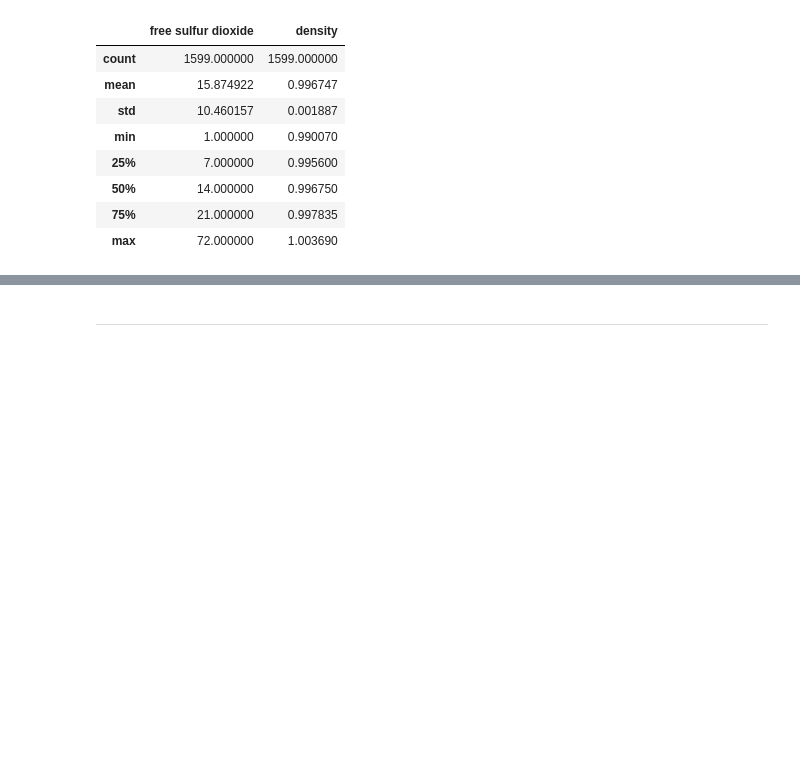
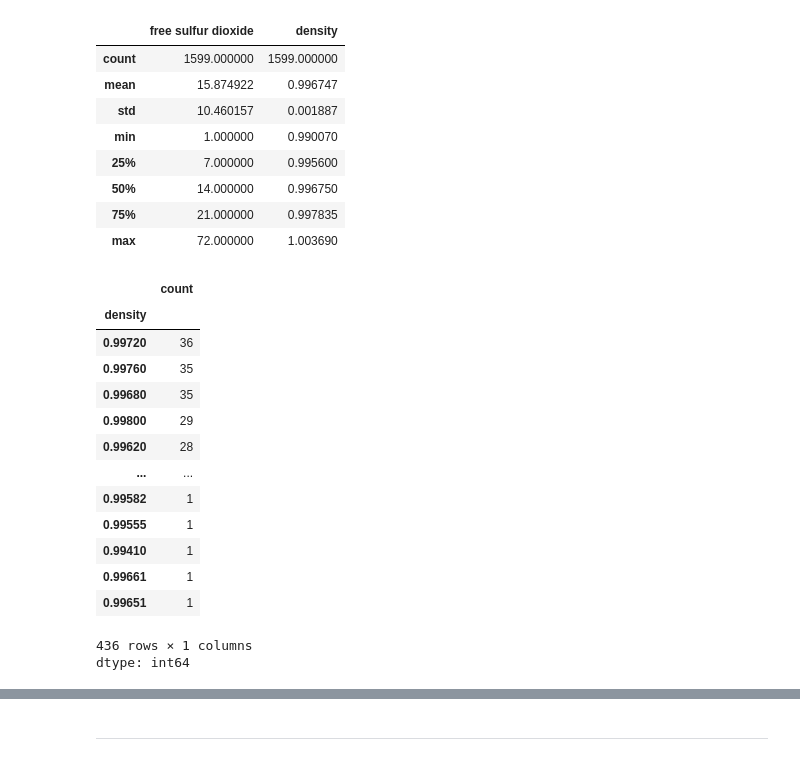
Before and after one commit to laurasculmav-maker/SISTEMAS-AVANZADOS-DE-PRODUCCION-CON-PYTHON-LUNES-Y-JUEVES-, a Jupyter notebook: Culma_Laura_Riscanevo_Yeraldin_ipynb.ipynb, the cells around one changed output, grey strips where cells are left out. Cells and saved outputs as stored; diff of their text form; code cells hidden in the pictures; blank space fills up the shorter version.

```diff
--- a/Culma_Laura_Riscanevo_Yeraldin_ipynb.ipynb
+++ b/Culma_Laura_Riscanevo_Yeraldin_ipynb.ipynb
@@ -1313,3 +1313,21 @@ subconjunto.describe()
 | 50% | 14.000000 | 0.996750 |
 | 75% | 21.000000 | 0.997835 |
 | max | 72.000000 | 1.003690 |
+# %%
+subconjunto['density'].value_counts()
+# %% [output]
+|  | count |
+| density |  |
+| 0.99720 | 36 |
+| 0.99760 | 35 |
+| 0.99680 | 35 |
+| 0.99800 | 29 |
+| 0.99620 | 28 |
+| ... | ... |
+| 0.99582 | 1 |
+| 0.99555 | 1 |
+| 0.99410 | 1 |
+| 0.99661 | 1 |
+| 0.99651 | 1 |
+436 rows × 1 columns
+dtype: int64
```
Also changed, not shown: parts of 2 cells of this notebook.
